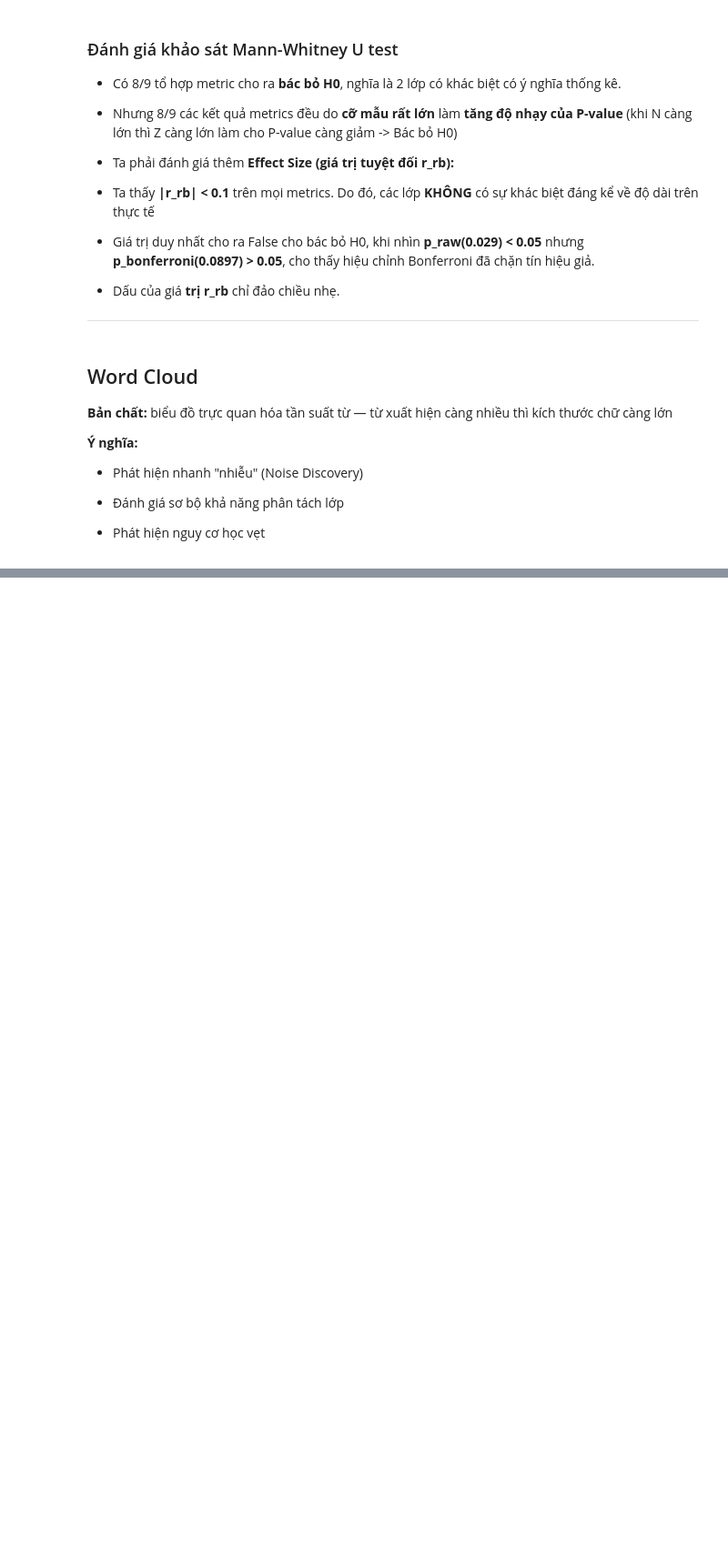
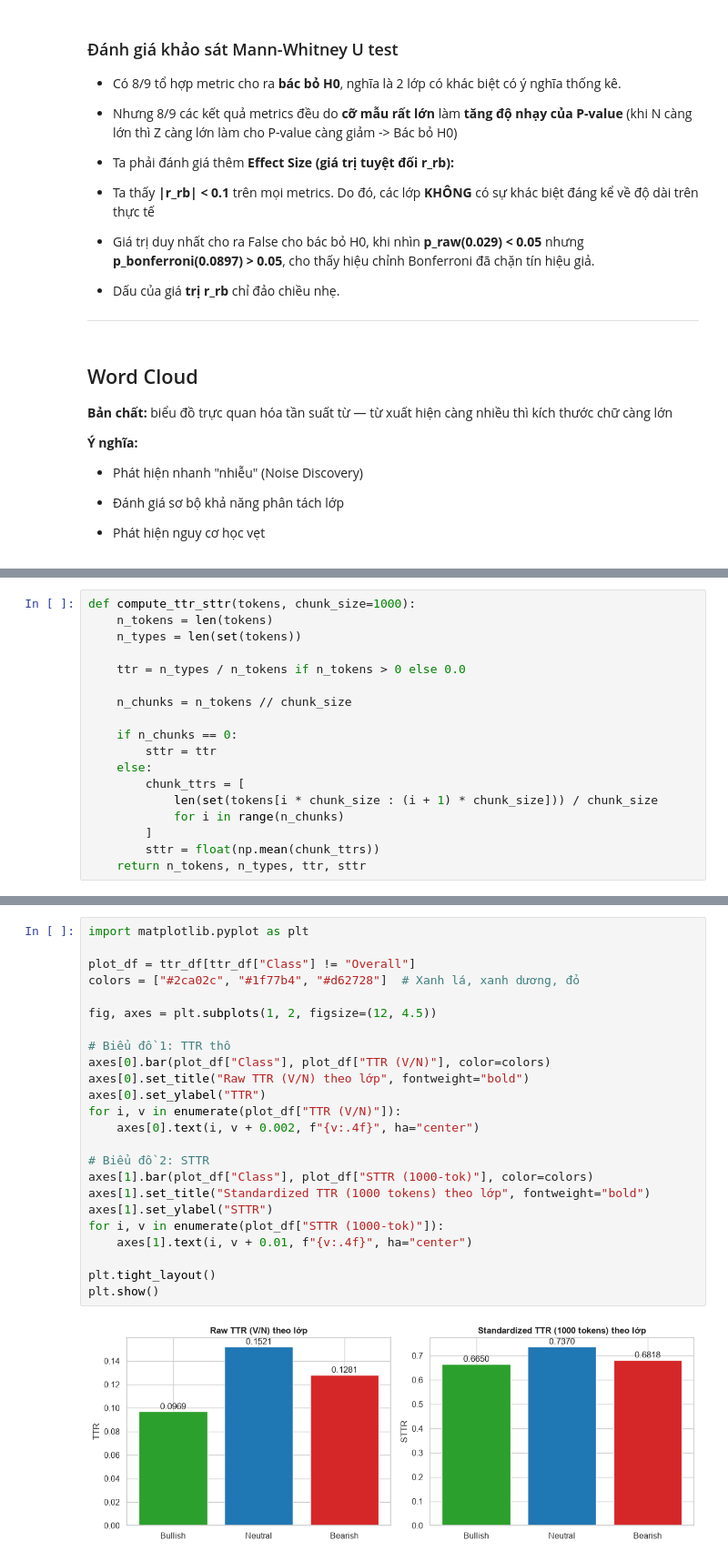
Before and after one commit to Quanbro07/data-mining, a Jupyter notebook: book/06_text_preprocessing.ipynb, the cells around one changed output, grey strips where cells are left out. Shown at 91% size. Saved outputs shown, nothing was run; the diff lists cells and outputs as text; blank space fills up the shorter version.

```diff
--- a/book/06_text_preprocessing.ipynb
+++ b/book/06_text_preprocessing.ipynb
@@ -321,0 +553,18 @@ display(res_df)
+# %%
+def compute_ttr_sttr(tokens, chunk_size=1000):
+    n_tokens = len(tokens)
+    n_types = len(set(tokens))
+
+    ttr = n_types / n_tokens if n_tokens > 0 else 0.0
+
+    n_chunks = n_tokens // chunk_size
+
+    if n_chunks == 0:
+        sttr = ttr
+    else:
+        chunk_ttrs = [
+            len(set(tokens[i * chunk_size : (i + 1) * chunk_size])) / chunk_size
+            for i in range(n_chunks)
+        ]
+        sttr = float(np.mean(chunk_ttrs))
+    return n_tokens, n_types, ttr, sttr
@@ -321,0 +627,26 @@ display(res_df)
+# %%
+import matplotlib.pyplot as plt
+
+plot_df = ttr_df[ttr_df["Class"] != "Overall"]
+colors = ["#2ca02c", "#1f77b4", "#d62728"]  # Xanh lá, xanh dương, đỏ
+
+fig, axes = plt.subplots(1, 2, figsize=(12, 4.5))
+
+# Biểu đồ 1: TTR thô
+axes[0].bar(plot_df["Class"], plot_df["TTR (V/N)"], color=colors)
+axes[0].set_title("Raw TTR (V/N) theo lớp", fontweight="bold")
+axes[0].set_ylabel("TTR")
+for i, v in enumerate(plot_df["TTR (V/N)"]):
+    axes[0].text(i, v + 0.002, f"{v:.4f}", ha="center")
+
+# Biểu đồ 2: STTR
+axes[1].bar(plot_df["Class"], plot_df["STTR (1000-tok)"], color=colors)
+axes[1].set_title("Standardized TTR (1000 tokens) theo lớp", fontweight="bold")
+axes[1].set_ylabel("STTR")
+for i, v in enumerate(plot_df["STTR (1000-tok)"]):
+    axes[1].text(i, v + 0.01, f"{v:.4f}", ha="center")
+
+plt.tight_layout()
+plt.show()
+# %% [output]
+[figure, added]
```
Also changed, not shown: parts of 15 cells of this notebook, 1 other file.
